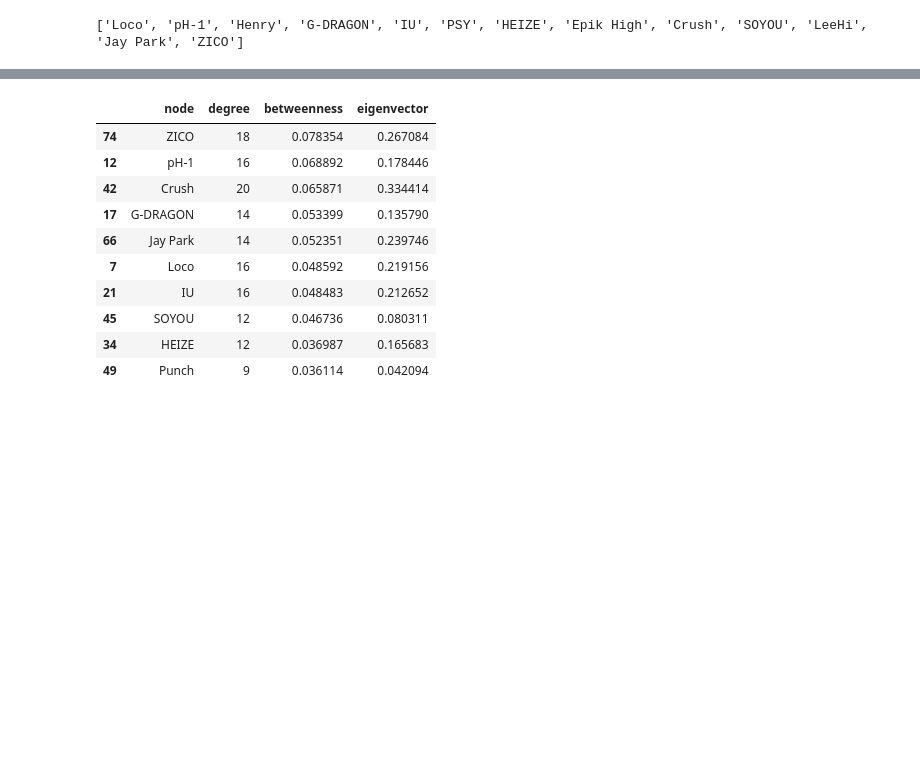
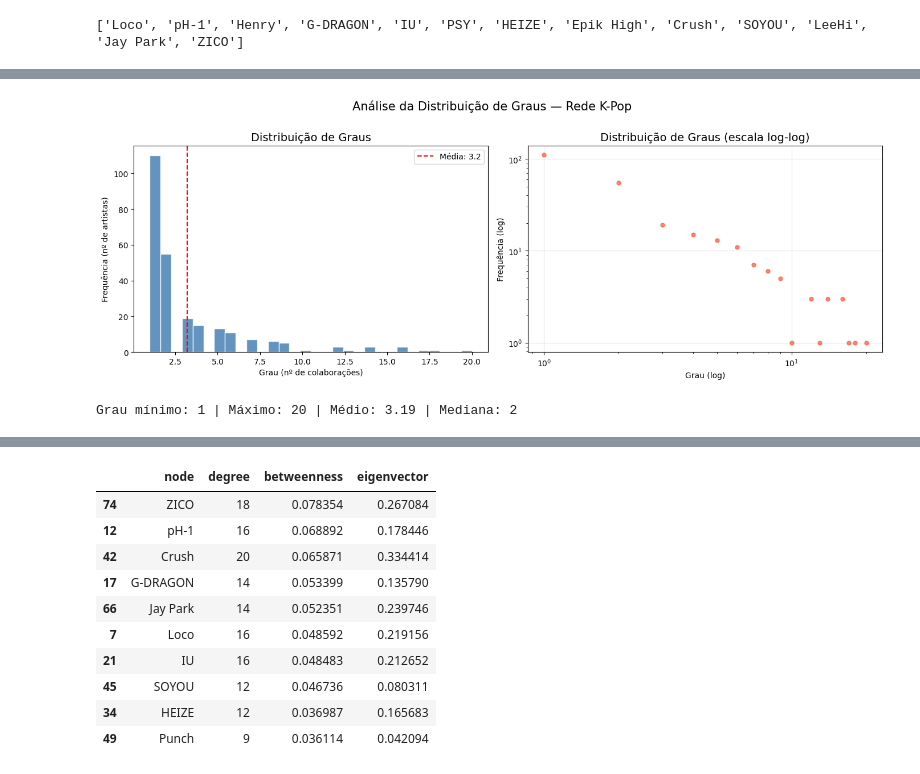
Before and after one commit to Carolina-Silva/DataScience, a Jupyter notebook: Social Network Analysis/01.ipynb, the cells around one changed output, grey strips where cells are left out. Drawn from its saved outputs; the diff is of its cells as text; code cells hidden in the pictures; blank space fills up the shorter version.

```diff
--- a/Social Network Analysis/01.ipynb
+++ b/Social Network Analysis/01.ipynb
@@ -181,0 +364,32 @@ print(hubs)
+# %%
+graus = sorted([d for _, d in G.degree()], reverse=True)
+
+fig, axes = plt.subplots(1, 2, figsize=(14, 5))
+
+# Histograma simples
+axes[0].hist(graus, bins=30, color='steelblue', edgecolor='white', alpha=0.85)
+axes[0].set_title('Distribuição de Graus', fontsize=14)
+axes[0].set_xlabel('Grau (nº de colaborações)')
+axes[0].set_ylabel('Frequência (nº de artistas)')
+axes[0].axvline(np.mean(graus), color='red', linestyle='--', label=f'Média: {np.mean(graus):.1f}')
+axes[0].legend()
+
+# Escala log-log para verificar power-law
+from collections import Counter
+degree_counts = Counter(graus)
+x = sorted(degree_counts.keys())
+y = [degree_counts[k] for k in x]
+axes[1].loglog(x, y, 'o', markersize=5, color='tomato', alpha=0.8)
+axes[1].set_title('Distribuição de Graus (escala log-log)', fontsize=14)
+axes[1].set_xlabel('Grau (log)')
+axes[1].set_ylabel('Frequência (log)')
+axes[1].grid(True, alpha=0.3)
+
+plt.suptitle('Análise da Distribuição de Graus — Rede K-Pop', fontsize=15, y=1.01)
+plt.tight_layout()
+plt.show()
+
+print(f"Grau mínimo: {min(graus)} | Máximo: {max(graus)} | Médio: {np.mean(graus):.2f} | Mediana: {np.median(graus):.0f}")
+# %% [output]
+[figure, added]
+Grau mínimo: 1 | Máximo: 20 | Médio: 3.19 | Mediana: 2
```
Also changed, not shown: parts of 33 cells of this notebook.
